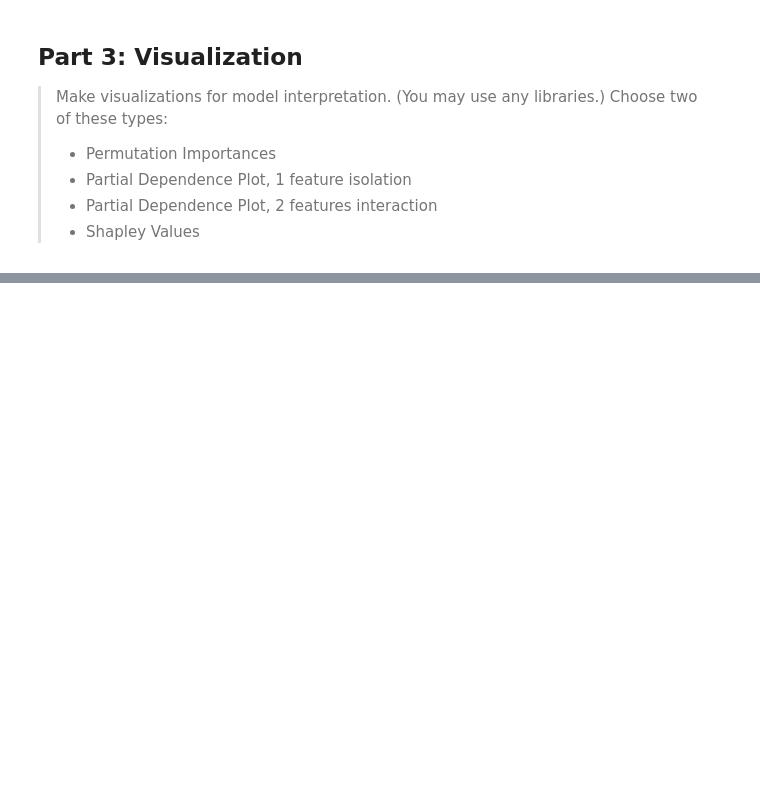
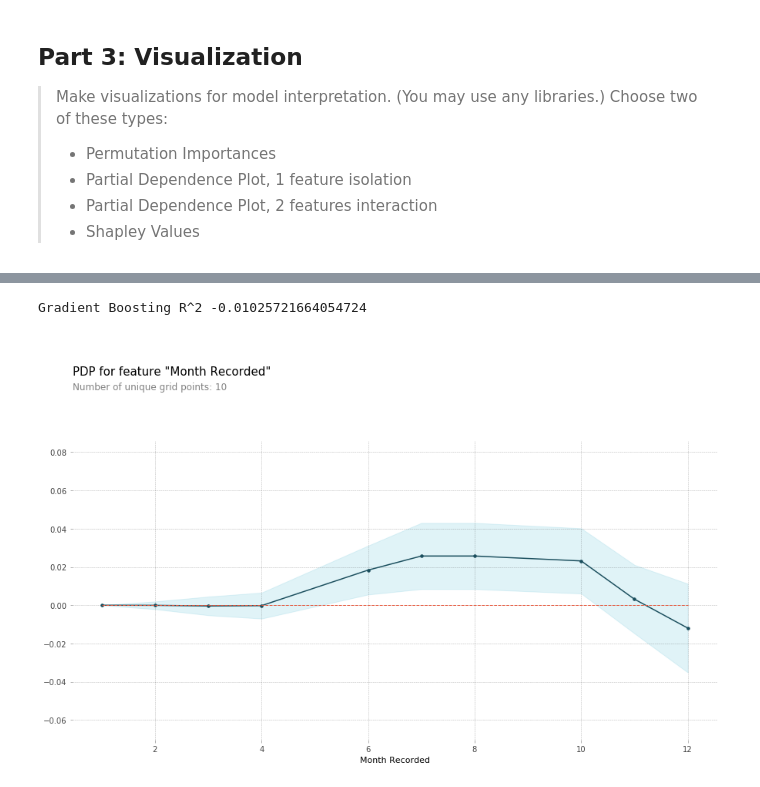
Before and after one commit to erivetna87/DS-Unit-2-Applied-Modeling, a Jupyter notebook: EricR_DS7_Sprint_Challenge_7.ipynb, the cells around one changed output, grey strips where cells are left out. Saved outputs shown, nothing was run; the diff lists cells and outputs as text; code cells hidden in the pictures; blank space fills up the shorter version.

```diff
--- a/EricR_DS7_Sprint_Challenge_7.ipynb
+++ b/EricR_DS7_Sprint_Challenge_7.ipynb
@@ -289,0 +327,30 @@ Text(0, 0.5, 'True Positive Rate')
+# %%
+from xgboost import XGBRegressor
+from sklearn.metrics import r2_score
+gb = make_pipeline(
+    ce.OrdinalEncoder(),
+    XGBRegressor(n_estimators=200, objective='reg:squarederror', n_jobs=-1)
+)
+
+
+gb.fit(X_train, y_train)
+y_pred = gb.predict(X_val)
+print('Gradient Boosting R^2', r2_score(y_val, y_pred))
+# %% [output]
+Gradient Boosting R^2 -0.01025721664054724
+# %%
+from pdpbox.pdp import pdp_isolate, pdp_plot
+from xgboost import XGBRegressor
+
+feature = 'month_recorded'
+
+isolated = pdp_isolate(
+    model=gb,
+    dataset=X_val,
+    model_features=X_val.columns,
+    feature= feature
+)
+
+pdp_plot(isolated, feature_name='Month Recorded');
+# %% [output]
+[figure, added]
```
Also changed, not shown: parts of 33 cells of this notebook.
